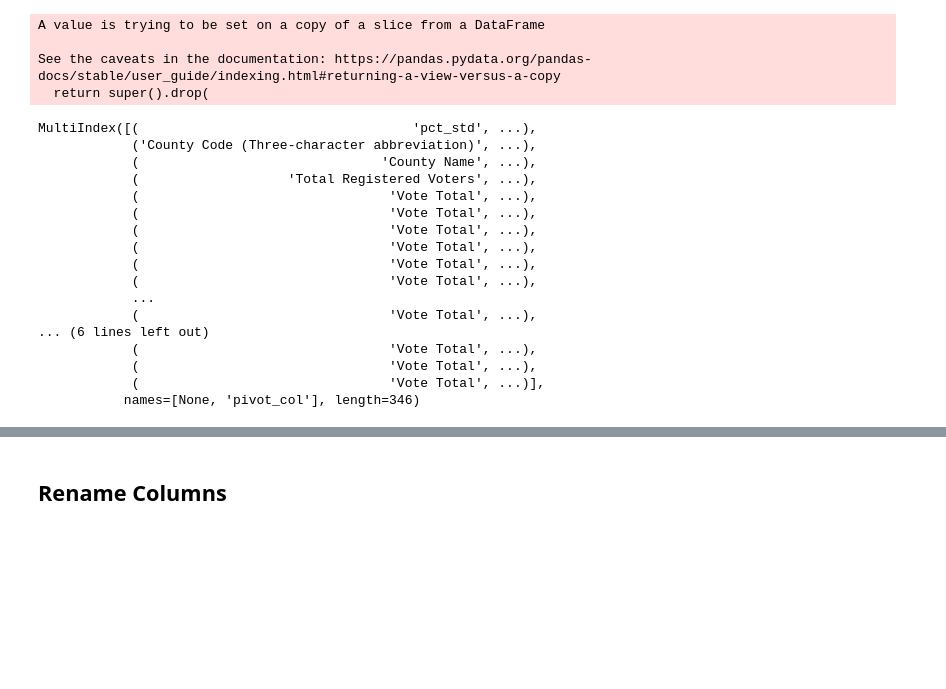
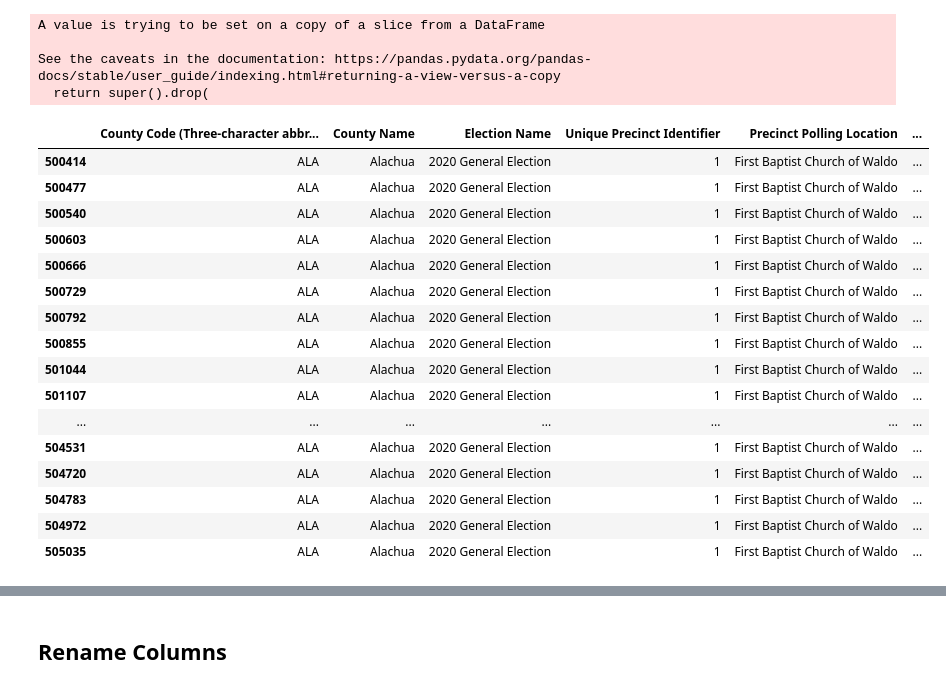
Before and after one commit to nonpartisan-redistricting-datahub/erj-fl, a Jupyter notebook: 2020/general/fl_gen_20_st_prec.ipynb, the cells around one changed output, grey strips where cells are left out. Cells and saved outputs as stored; diff of their text form; code cells hidden in the pictures; blank space fills up the shorter version.

```diff
--- a/2020/general/fl_gen_20_st_prec.ipynb
+++ b/2020/general/fl_gen_20_st_prec.ipynb
@@ -101,7 +109,7 @@ col_rename_dict = {0: 'County Code (Three-character abbreviation)',
 # %%
 frame.rename(columns = col_rename_dict, inplace = True)
 # %%
-races_list = ['President of the United States', 'Representative in Congress',
+races_list = races_list = ['President of the United States', 'Representative in Congress',
        'State Representative','State Senator','Retention of Carlos G. Muñiz','Amendment No. 1: Citizenship Requirement to Vote in Florida Elections',
        'Amendment No. 2: Raising Florida’s Minimum Wage',
        'Amendment No. 3: All Voters Vote in Primary Elections for State Legislature, Governor, and Cabinet',
@@ -224,5 +232,25 @@ A value is trying to be set on a copy of a slice from a DataFrame
 
 See the caveats in the documentation: https://pandas.pydata.org/pandas-docs/stable/user_guide/indexing.html#returning-a-view-versus-a-copy
   return super().drop(
+# %%
+filtered_frame[filtered_frame["pct_std"] == "ALA0001"]
+# %% [output]
+|  | County Code (Three-character abbr... | County Name | Election Name | Unique Precinct Identifier | Precinct Polling Location | ... |
+| 500414 | ALA | Alachua | 2020 General Election | 1 | First Baptist Church of Waldo | ... |
+| 500477 | ALA | Alachua | 2020 General Election | 1 | First Baptist Church of Waldo | ... |
+| 500540 | ALA | Alachua | 2020 General Election | 1 | First Baptist Church of Waldo | ... |
+| 500603 | ALA | Alachua | 2020 General Election | 1 | First Baptist Church of Waldo | ... |
+| 500666 | ALA | Alachua | 2020 General Election | 1 | First Baptist Church of Waldo | ... |
+| 500729 | ALA | Alachua | 2020 General Election | 1 | First Baptist Church of Waldo | ... |
+| 500792 | ALA | Alachua | 2020 General Election | 1 | First Baptist Church of Waldo | ... |
+| 500855 | ALA | Alachua | 2020 General Election | 1 | First Baptist Church of Waldo | ... |
+| 501044 | ALA | Alachua | 2020 General Election | 1 | First Baptist Church of Waldo | ... |
+| 501107 | ALA | Alachua | 2020 General Election | 1 | First Baptist Church of Waldo | ... |
+| ... | ... | ... | ... | ... | ... | ... |
+| 504531 | ALA | Alachua | 2020 General Election | 1 | First Baptist Church of Waldo | ... |
+| 504720 | ALA | Alachua | 2020 General Election | 1 | First Baptist Church of Waldo | ... |
+| 504783 | ALA | Alachua | 2020 General Election | 1 | First Baptist Church of Waldo | ... |
+| 504972 | ALA | Alachua | 2020 General Election | 1 | First Baptist Church of Waldo | ... |
+| 505035 | ALA | Alachua | 2020 General Election | 1 | First Baptist Church of Waldo | ... |
 # %%
 #Pivot the data so that each row has all the results from that precinct
@@ -230,26 +258,6 @@ pivoted_2020 = pd.pivot_table(filtered_frame, values=['Vote Total'], index=["pct
 
 #Clean up the indices
 pivoted_2020.reset_index(inplace=True,drop=False)
-# %%
-pivoted_2020.columns
-# %% [output]
-MultiIndex([(                                   'pct_std', ...),
-            ('County Code (Three-character abbreviation)', ...),
-            (                               'County Name', ...),
-            (                   'Total Registered Voters', ...),
-            (                                'Vote Total', ...),
-            (                                'Vote Total', ...),
-            (                                'Vote Total', ...),
-            (                                'Vote Total', ...),
-            (                                'Vote Total', ...),
-            (                                'Vote Total', ...),
-            ...
-            (                                'Vote Total', ...),
-... (6 lines left out)
-            (                                'Vote Total', ...),
-            (                                'Vote Total', ...),
-            (                                'Vote Total', ...)],
-           names=[None, 'pivot_col'], length=346)
 # %%
 pivoted_2020.columns = [' '.join(col).strip() for col in pivoted_2020.columns.values]
 # %%
```
Also changed, not shown: parts of 69 cells of this notebook, 4 other files.
